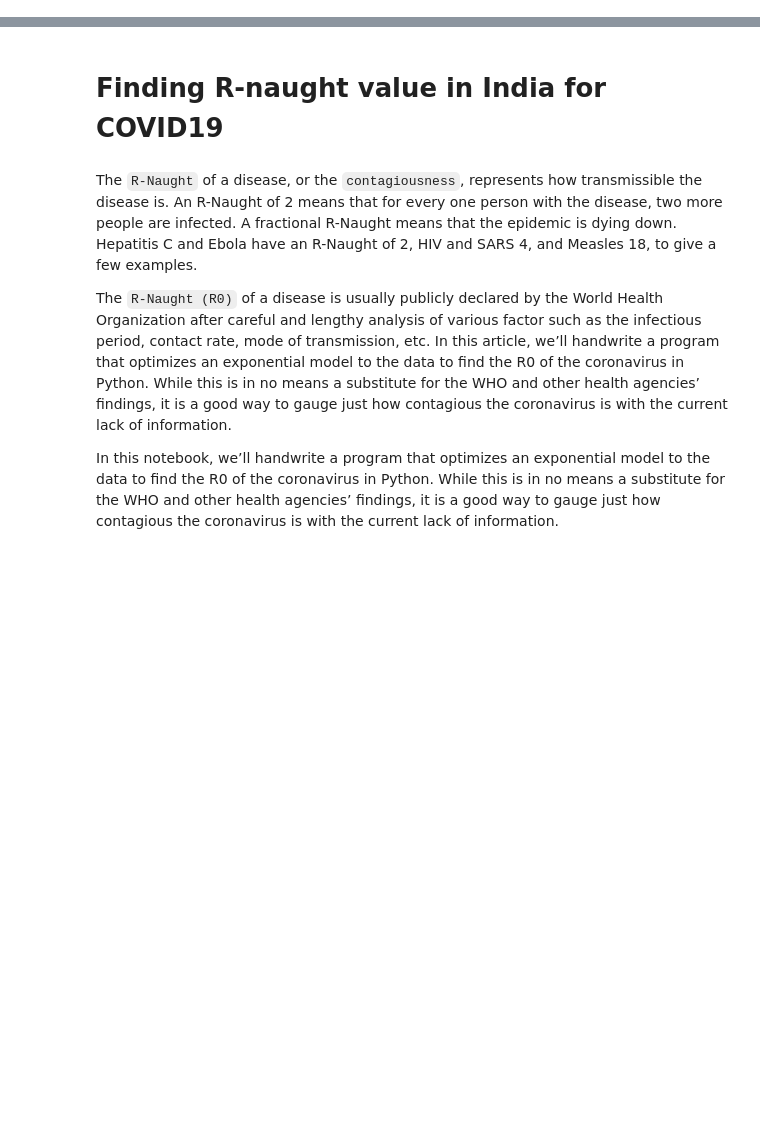
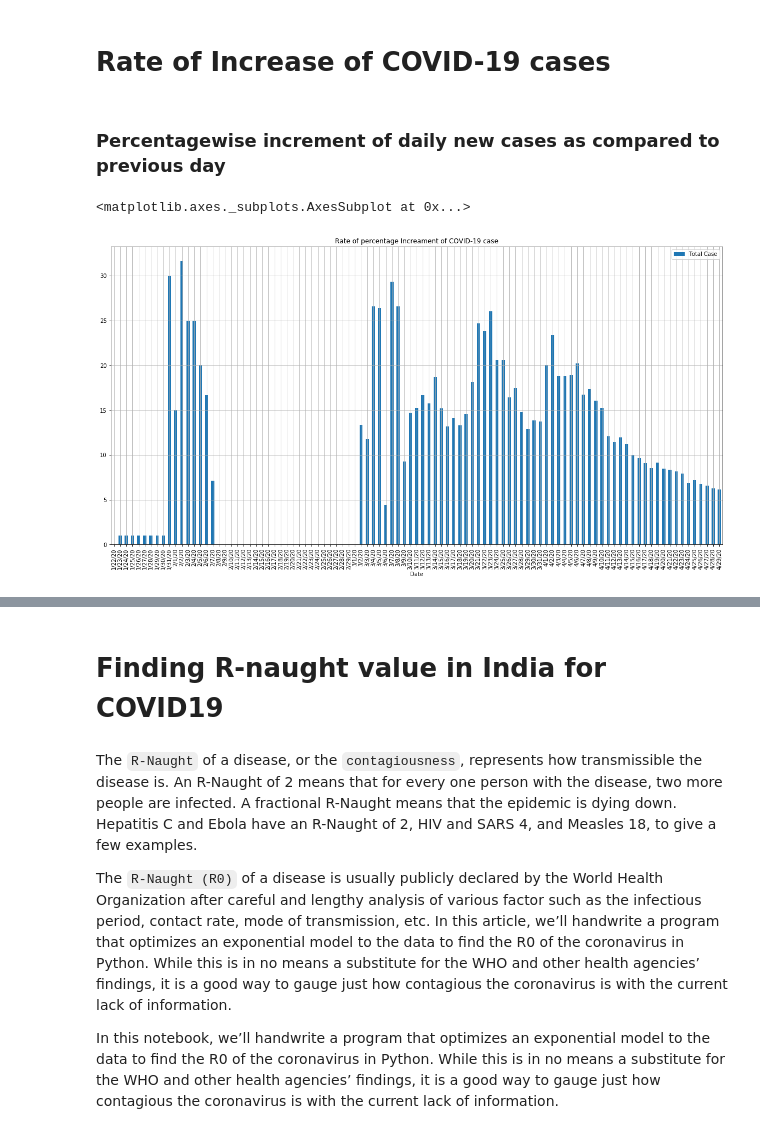
Before and after one commit to swapnanilsharma/Covid19-India-Finding-Insight, a Jupyter notebook: Covid19 India finding insight.ipynb, the cells around one changed output, grey strips where cells are left out. Cells and saved outputs as stored; diff of their text form; code cells hidden in the pictures; blank space fills up the shorter version.

```diff
--- a/Covid19 India finding insight.ipynb
+++ b/Covid19 India finding insight.ipynb
@@ -84,0 +98,19 @@ plt.show()
+# %% [markdown]
+# Rate of Increase of COVID-19 cases
+# %% [markdown]
+### Percentagewise increment of daily new cases as compared to previous day
+# %%
+data = {"Date": cdf_conf_case.to_frame().T.columns.to_list(),
+        "Total Case": rateOfChange(cdf_case_list),
+        "Total Death": rateOfChange(cdf_death_list),
+        "Recovered Case": rateOfChange(cdf_recovered_list),
+        "Active Case": rateOfChange(cdf_active_list),
+        "Doubling rate of Total Case": doublingRate(rateOfChange(cdf_case_list))
+       }
+dictfilt = lambda x, y: dict([ (i,x[i]) for i in x if i in set(y) ])
+data = dictfilt(data, ("Total Case", 'Date'))
+df = pd.DataFrame(data).set_index("Date")
+df.plot(figsize=(20, 10), title ="Rate of percentage Increament of COVID-19 case", fontsize = 10, kind="bar", grid = True)
+# %% [output]
+<matplotlib.axes._subplots.AxesSubplot at 0x...>
+[figure, added]
```
Also changed, not shown: parts of 31 cells of this notebook.
